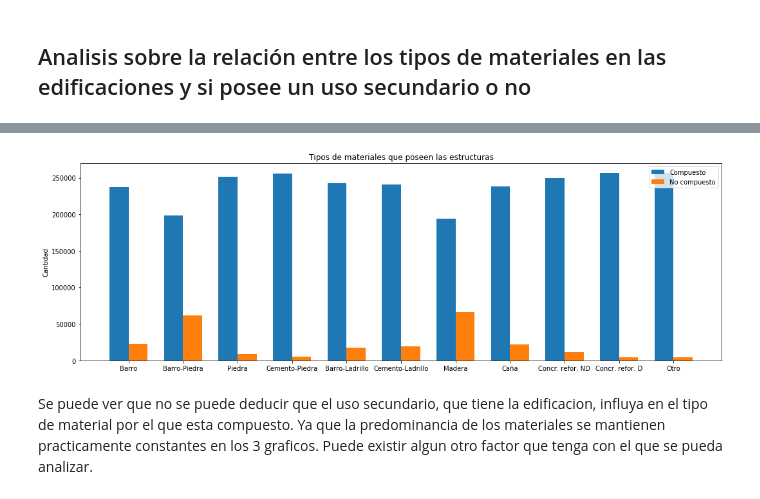
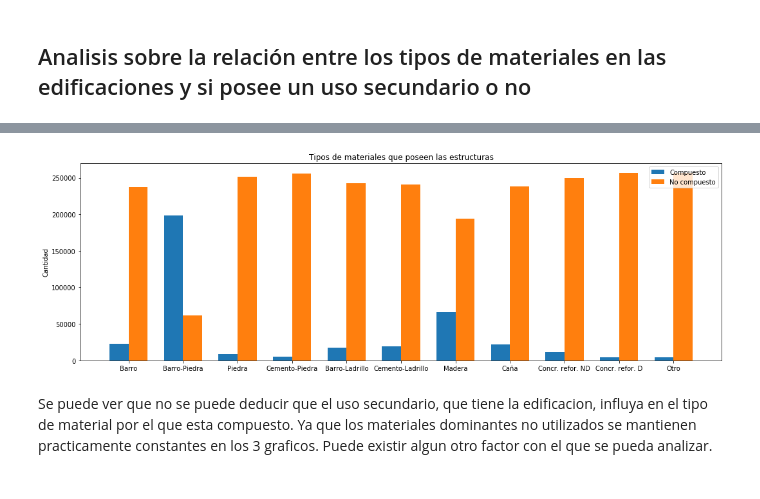
Before and after one commit to Noenf/Datos-1C2021, a Jupyter notebook: TP1/Tipos de materiales segun su uso secundario.ipynb, the cells around one changed output, grey strips where cells are left out. Cells and saved outputs as stored; diff of their text form; code cells hidden in the pictures.

```diff
--- a/TP1/Tipos de materiales segun su uso secundario.ipynb
+++ b/TP1/Tipos de materiales segun su uso secundario.ipynb
@@ -44,6 +44,9 @@ edificacion_sin_uso_secundario = edificacion.loc[edificacion['has_secondary_use'
                 'has_superstructure_bamboo','has_superstructure_rc_non_engineered',\
                 'has_superstructure_rc_engineered','has_superstructure_other'
 ]]
+# %%
+def cantidad(df,columna,vof):
+    return df.loc[df[columna]==vof,[columna]].count().tolist()[0];
 # %%
 labels = ['Barro','Barro-Piedra','Piedra','Cemento-Piedra','Barro-Ladrillo',\
          'Cemento-Ladrillo','Madera','Caña','Concr. refor. ND',\
@@ -149,49 +158,49 @@ fig.tight_layout()
 # %%
 labels = ['Barro','Barro-Piedra','Piedra','Cemento-Piedra','Barro-Ladrillo',\
          'Cemento-Ladrillo','Madera','Caña','Concr. refor. ND',\
          'Concr. refor. D','Otro']
-true_means = [edificacion.has_superstructure_adobe_mud.value_counts().tolist()[0],\
-              edificacion.has_superstructure_mud_mortar_stone.value_counts().tolist()[0],\
-              edificacion.has_superstructure_stone_flag.value_counts().tolist()[0],\
-              edificacion.has_superstructure_cement_mortar_stone.value_counts().tolist()[0],\
-             edificacion.has_superstructure_mud_mortar_brick.value_counts().tolist()[0],\
-              edificacion.has_superstructure_cement_mortar_brick.value_counts().tolist()[0],\
-              edificacion.has_superstructure_timber.value_counts().tolist()[0],\
-              edificacion.has_superstructure_bamboo.value_counts().tolist()[0],\
-              edificacion.has_superstructure_rc_non_engineered.value_counts().tolist()[0],\
-              edificacion.has_superstructure_rc_engineered.value_counts().tolist()[0],\
-              edificacion.has_superstructure_other.value_counts().tolist()[0]
+true_counts = [cantidad(edificacion,'has_superstructure_adobe_mud',True),\
+              cantidad(edificacion,'has_superstructure_mud_mortar_stone',True),\
+              cantidad(edificacion,'has_superstructure_stone_flag',True),\
+              cantidad(edificacion,'has_superstructure_cement_mortar_stone',True),\
+             cantidad(edificacion,'has_superstructure_mud_mortar_brick',True),\
+              cantidad(edificacion,'has_superstructure_cement_mortar_brick',True),\
+              cantidad(edificacion,'has_superstructure_timber',True),\
+              cantidad(edificacion,'has_superstructure_bamboo',True),\
+              cantidad(edificacion,'has_superstructure_rc_non_engineered',True),\
+              cantidad(edificacion,'has_superstructure_rc_engineered',True),\
+              cantidad(edificacion,'has_superstructure_other',True)
              ]
 
-false_means = [edificacion.has_superstructure_adobe_mud.value_counts().tolist()[1],\
-              edificacion.has_superstructure_mud_mortar_stone.value_counts().tolist()[1],\
-              edificacion.has_superstructure_stone_flag.value_counts().tolist()[1],\
-              edificacion.has_superstructure_cement_mortar_stone.value_counts().tolist()[1],\
-                edificacion.has_superstructure_mud_mortar_brick.value_counts().tolist()[1],\
-              edificacion.has_superstructure_cement_mortar_brick.value_counts().tolist()[1],\
-              edificacion.has_superstructure_timber.value_counts().tolist()[1],\
-              edificacion.has_superstructure_bamboo.value_counts().tolist()[1],\
-              edificacion.has_superstructure_rc_non_engineered.value_counts().tolist()[1],\
-              edificacion.has_superstructure_rc_engineered.value_counts().tolist()[1],\
-              edificacion.has_superstructure_other.value_counts().tolist()[1]]
+false_counts = [cantidad(edificacion,'has_superstructure_adobe_mud',False),\
+              cantidad(edificacion,'has_superstructure_mud_mortar_stone',False),\
+              cantidad(edificacion,'has_superstructure_stone_flag',False),\
+              cantidad(edificacion,'has_superstructure_cement_mortar_stone',False),\
+             cantidad(edificacion,'has_superstructure_mud_mortar_brick',False),\
+              cantidad(edificacion,'has_superstructure_cement_mortar_brick',False),\
+              cantidad(edificacion,'has_superstructure_timber',False),\
+              cantidad(edificacion,'has_superstructure_bamboo',False),\
+              cantidad(edificacion,'has_superstructure_rc_non_engineered',False),\
+              cantidad(edificacion,'has_superstructure_rc_engineered',False),\
+              cantidad(edificacion,'has_superstructure_other',False)]
 
 x = np.arange(len(labels))  # the label locations
 width = 0.35  # the width of the bars
 
 fig, ax = plt.subplots(figsize=(15, 5))
-rects1 = ax.bar(x - width/2, true_means, width, label='Compuesto')
-rects2 = ax.bar(x + width/2, false_means, width, label='No compuesto')
+rects1 = ax.bar(x - width/2, true_counts, width, label='Compuesto')
+rects2 = ax.bar(x + width/2, false_counts, width, label='No compuesto')
 
 # Add some text for labels, title and custom x-axis tick labels, etc.
 ax.set_ylabel('Cantidad')
 ax.set_title('Tipos de materiales que poseen las estructuras')
 ax.set_xticks(x)
 ax.set_xticklabels(labels)
 ax.legend()
 
 
 fig.tight_layout()
 # %% [output]
-[figure, old version]
+[figure, new version]
 # %% [markdown]
-Se puede ver que no se puede deducir que el uso secundario, que tiene la edificacion, influya en el tipo de material por el que esta compuesto. Ya que la predominancia de los materiales se mantienen practicamente constantes en los 3 graficos. Puede existir algun otro factor que tenga con el que se pueda analizar.
+Se puede ver que no se puede deducir que el uso secundario, que tiene la edificacion, influya en el tipo de material por el que esta compuesto. Ya que los materiales dominantes no utilizados se mantienen practicamente constantes en los 3 graficos. Puede existir algun otro factor con el que se pueda analizar.
```
Also changed, not shown: parts of 3 cells of this notebook.
